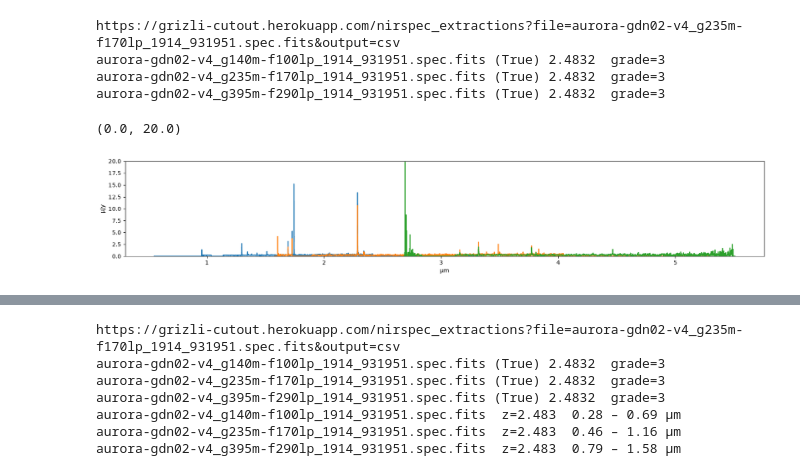
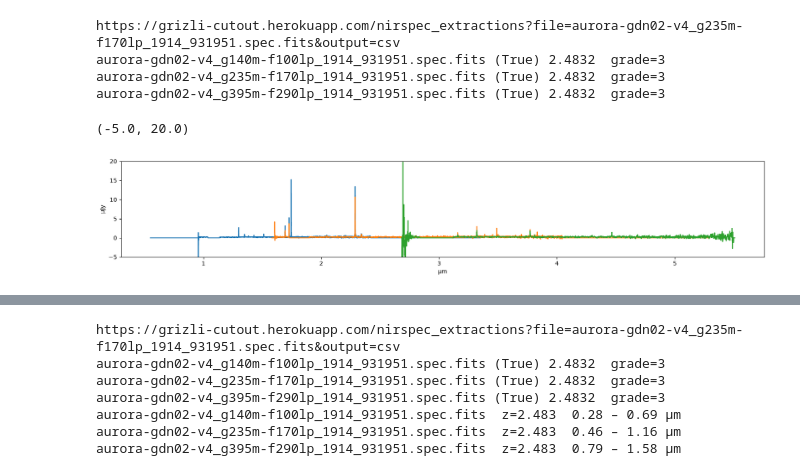
Before and after one commit to CrushinAngel/Astronomical_Investigation_Project, a Jupyter notebook: notebooks/spectrum_example.ipynb, the cells around one changed output, grey strips where cells are left out. Saved outputs shown, nothing was run; the diff lists cells and outputs as text; code cells hidden in the pictures.

```diff
--- a/notebooks/spectrum_example.ipynb
+++ b/notebooks/spectrum_example.ipynb
@@ -48,10 +48,10 @@ aurora-gdn02-v4_g395m-f290lp_1914_931951.spec.fits (True) 2.4832  grade=3
 # %%
 f, ax = plt.subplots(figsize = (20, 3))
 
 for spec in specs:
     ax.step(spec.spectral_axis, spec.flux)
-# ax.set_xlim(1.5, 3)
-ax.set_ylim(0, 20)
+# ax.set_xlim(2.5, 3)
+ax.set_ylim(-5, 20)
 # %% [output]
-(0.0, 20.0)
+(-5.0, 20.0)
-[figure, old version]
+[figure, new version]
```
Also changed, not shown: parts of 1 cell of this notebook.
